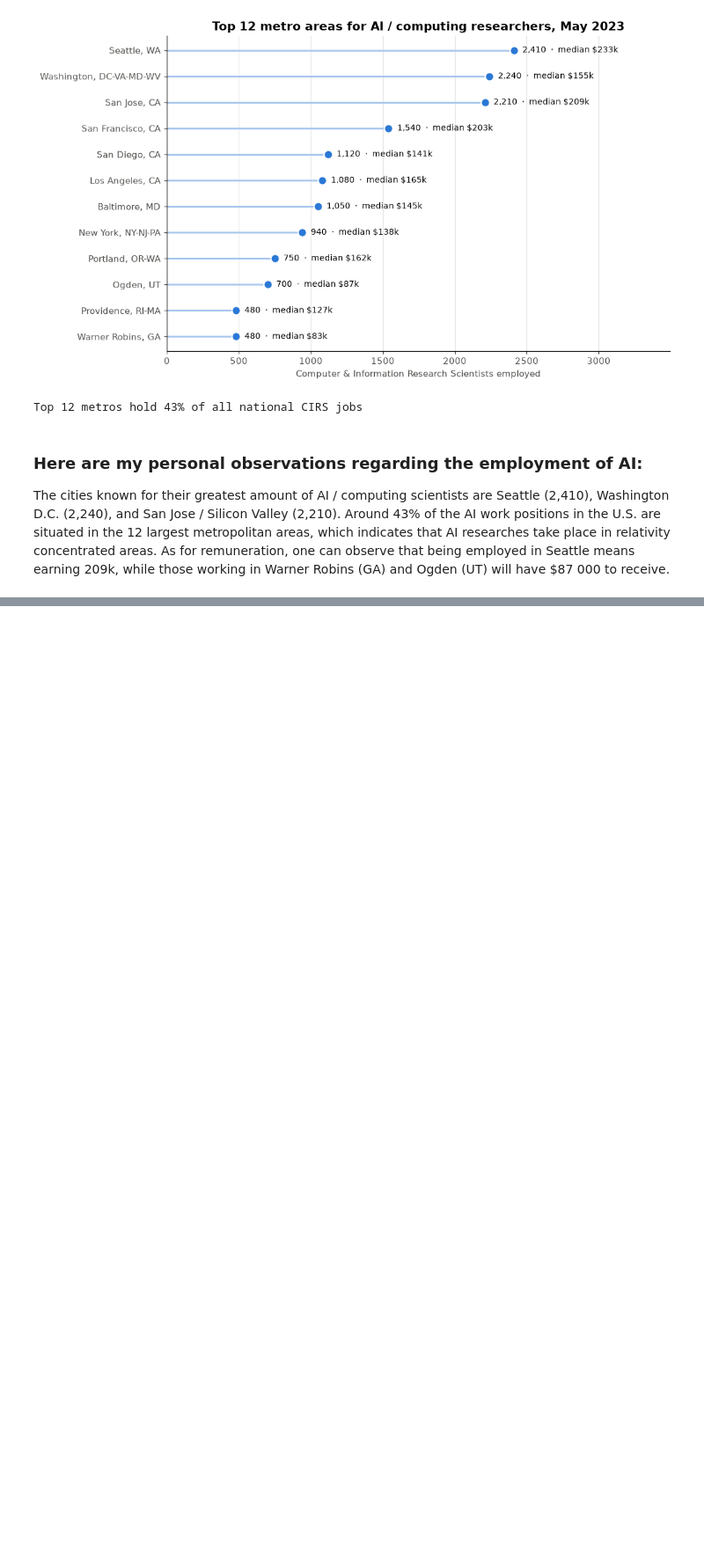
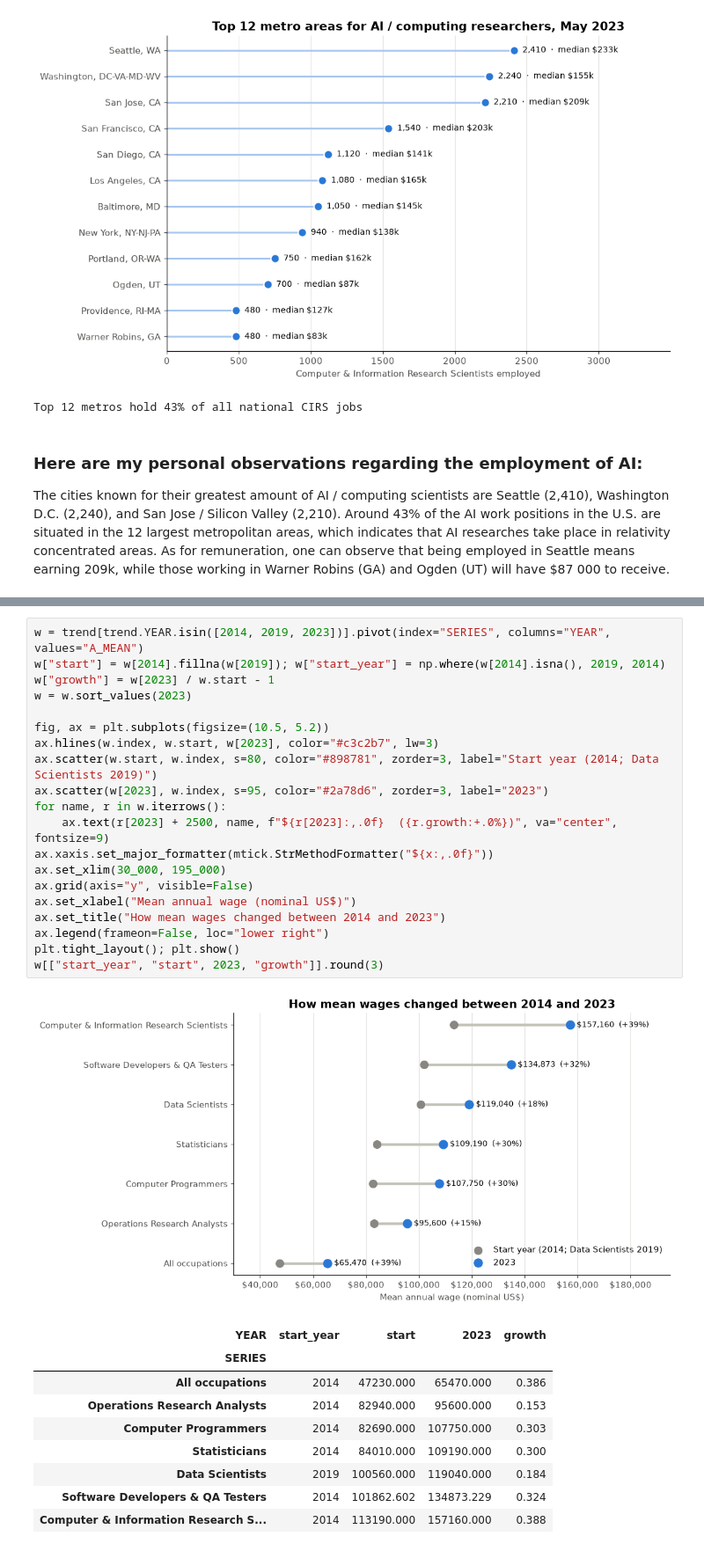
Before and after one commit to RhuanMendanha/CA01-Data-Visualisation-and-Communication-, a Jupyter notebook: CA01 - Employment Visualisation.ipynb, the cells around one changed output, grey strips where cells are left out. Shown at 88% size. Cells and saved outputs as stored; diff of their text form; blank space fills up the shorter version.

```diff
--- a/CA01 - Employment Visualisation.ipynb
+++ b/CA01 - Employment Visualisation.ipynb
@@ -387,0 +532,31 @@ As for remuneration, one can observe that being employed in Seattle means earnin
+# %%
+w = trend[trend.YEAR.isin([2014, 2019, 2023])].pivot(index="SERIES", columns="YEAR", values="A_MEAN")
+w["start"] = w[2014].fillna(w[2019]); w["start_year"] = np.where(w[2014].isna(), 2019, 2014)
+w["growth"] = w[2023] / w.start - 1
+w = w.sort_values(2023)
+
+fig, ax = plt.subplots(figsize=(10.5, 5.2))
+ax.hlines(w.index, w.start, w[2023], color="#c3c2b7", lw=3)
+ax.scatter(w.start, w.index, s=80, color="#898781", zorder=3, label="Start year (2014; Data Scientists 2019)")
+ax.scatter(w[2023], w.index, s=95, color="#2a78d6", zorder=3, label="2023")
+for name, r in w.iterrows():
+    ax.text(r[2023] + 2500, name, f"${r[2023]:,.0f}  ({r.growth:+.0%})", va="center", fontsize=9)
+ax.xaxis.set_major_formatter(mtick.StrMethodFormatter("${x:,.0f}"))
+ax.set_xlim(30_000, 195_000)
+ax.grid(axis="y", visible=False)
+ax.set_xlabel("Mean annual wage (nominal US$)")
+ax.set_title("How mean wages changed between 2014 and 2023")
+ax.legend(frameon=False, loc="lower right")
+plt.tight_layout(); plt.show()
+w[["start_year", "start", 2023, "growth"]].round(3)
+# %% [output]
+[figure, added]
+| YEAR | start_year | start | 2023 | growth |
+| SERIES |  |  |  |  |
+| All occupations | 2014 | 47230.000 | 65470.000 | 0.386 |
+| Operations Research Analysts | 2014 | 82940.000 | 95600.000 | 0.153 |
+| Computer Programmers | 2014 | 82690.000 | 107750.000 | 0.303 |
+| Statisticians | 2014 | 84010.000 | 109190.000 | 0.300 |
+| Data Scientists | 2019 | 100560.000 | 119040.000 | 0.184 |
+| Software Developers & QA Testers | 2014 | 101862.602 | 134873.229 | 0.324 |
+| Computer & Information Research S... | 2014 | 113190.000 | 157160.000 | 0.388 |
```
Also changed, not shown: parts of 14 cells of this notebook.
